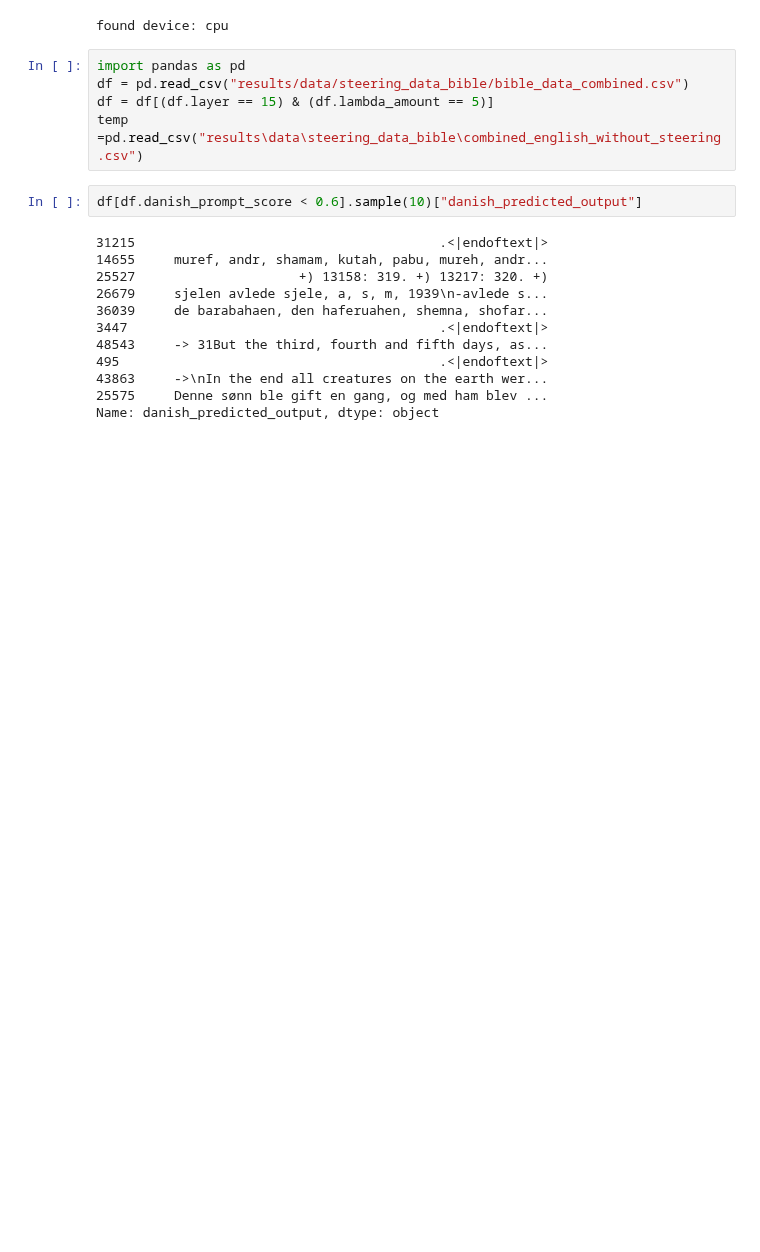
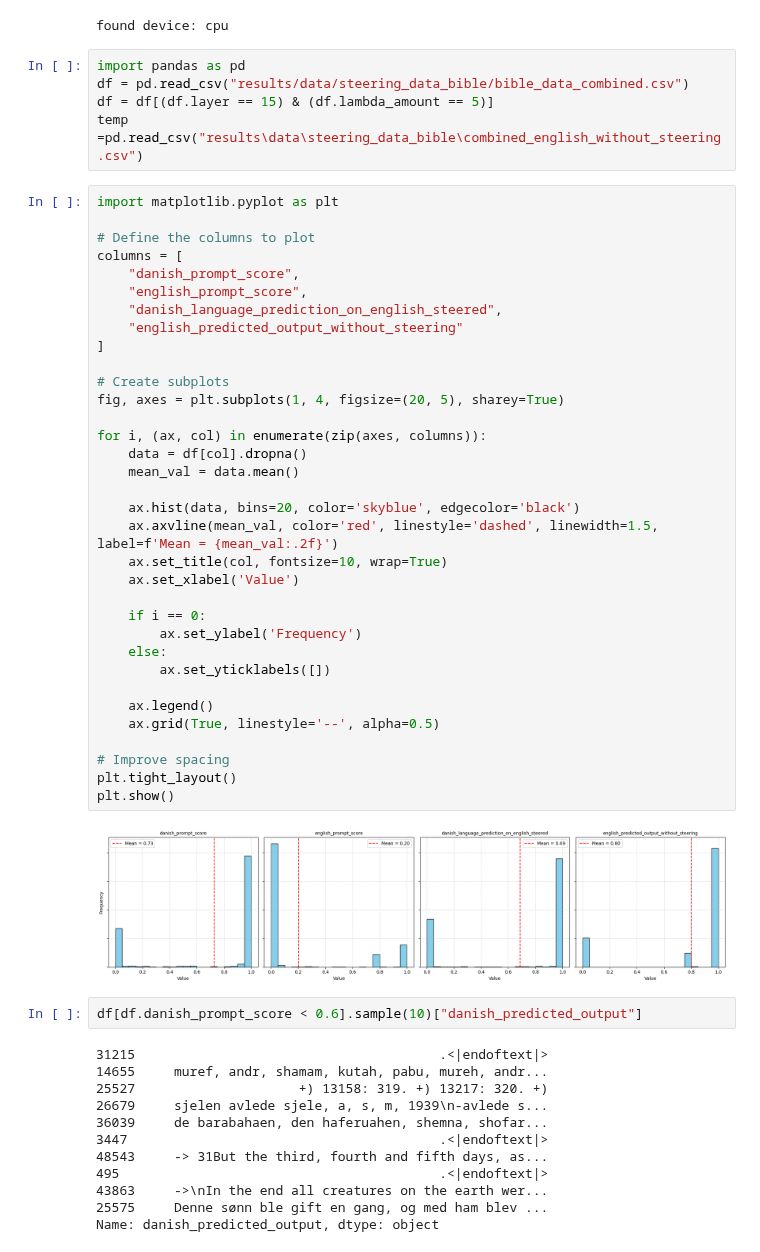
Before and after one commit to MartinKirkegaardDK/KDS_MI, a Jupyter notebook: marki.ipynb, the cells around one changed output. Drawn from its saved outputs; the diff is of its cells as text; blank space fills up the shorter version.

Commit message:
added plotting for the bible study thing

```diff
--- a/marki.ipynb
+++ b/marki.ipynb
@@ -27,6 +27,42 @@ import pandas as pd
 df = pd.read_csv("results/data/steering_data_bible/bible_data_combined.csv")
 df = df[(df.layer == 15) & (df.lambda_amount == 5)]
 temp =pd.read_csv("results\data\steering_data_bible\combined_english_without_steering.csv")
+# %%
+import matplotlib.pyplot as plt
+
+# Define the columns to plot
+columns = [
+    "danish_prompt_score",
+    "english_prompt_score",
+    "danish_language_prediction_on_english_steered",
+    "english_predicted_output_without_steering"
+]
+
+# Create subplots
+fig, axes = plt.subplots(1, 4, figsize=(20, 5), sharey=True)
+
+for i, (ax, col) in enumerate(zip(axes, columns)):
+    data = df[col].dropna()
+    mean_val = data.mean()
+
+    ax.hist(data, bins=20, color='skyblue', edgecolor='black')
+    ax.axvline(mean_val, color='red', linestyle='dashed', linewidth=1.5, label=f'Mean = {mean_val:.2f}')
+    ax.set_title(col, fontsize=10, wrap=True)
+    ax.set_xlabel('Value')
+
+    if i == 0:
+        ax.set_ylabel('Frequency')
+    else:
+        ax.set_yticklabels([])
+
+    ax.legend()
+    ax.grid(True, linestyle='--', alpha=0.5)
+
+# Improve spacing
+plt.tight_layout()
+plt.show()
+# %% [output]
+[figure, added]
 # %%
 df[df.danish_prompt_score < 0.6].sample(10)["danish_predicted_output"]
 # %% [output]
```
Also changed, not shown: 1 other file.
